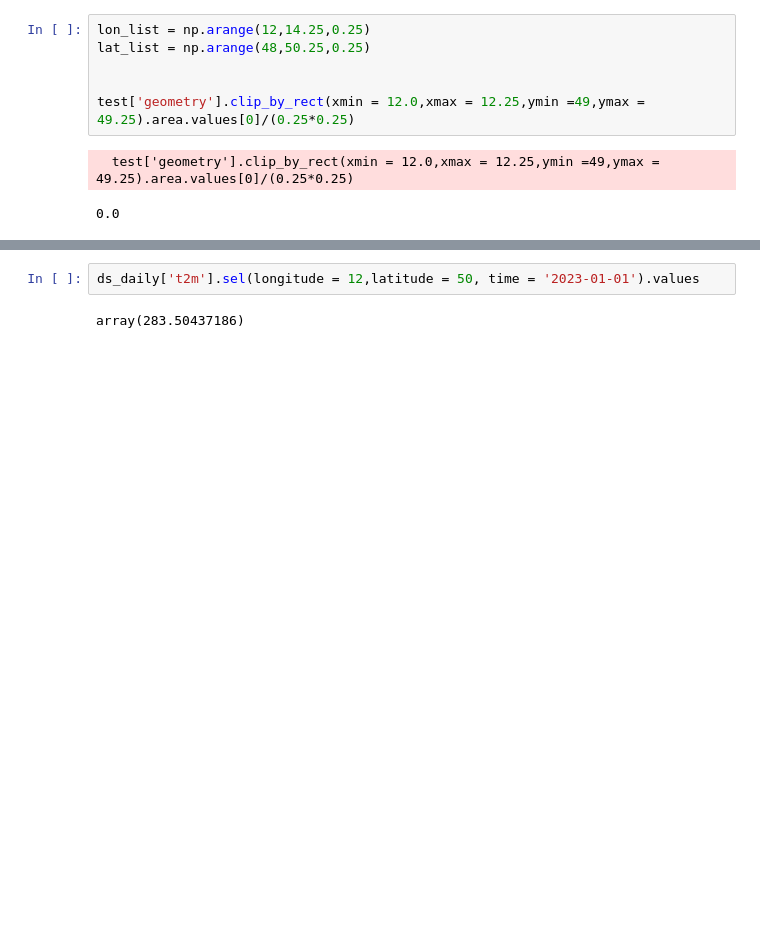
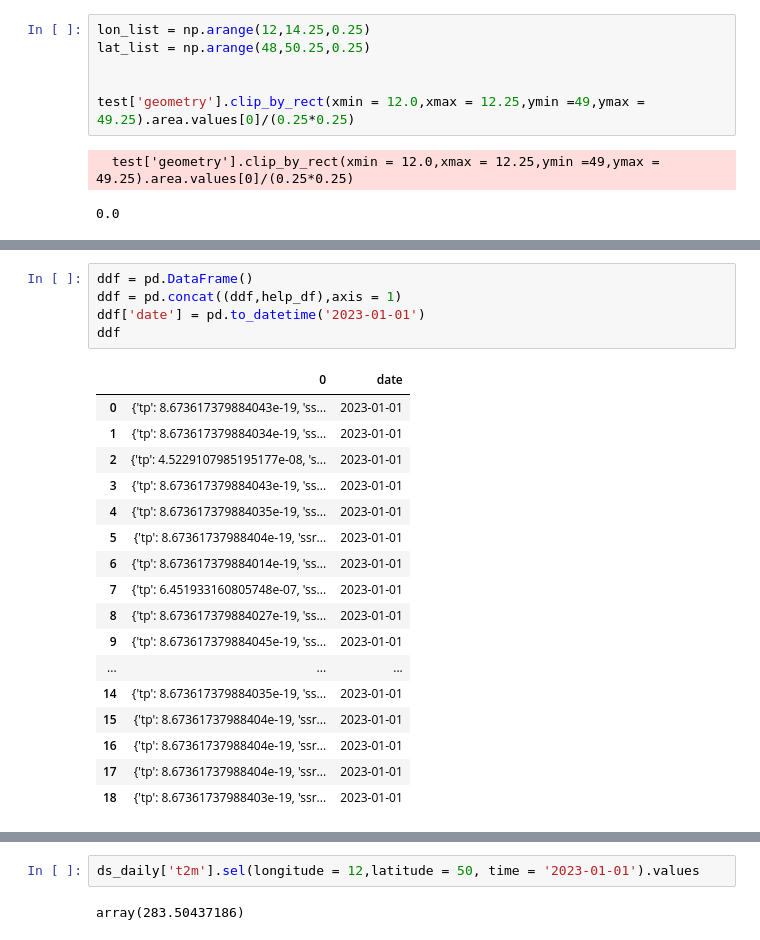
Before and after one commit to henrifnk/Seminar_ClimateNStatistics, a Jupyter notebook: work/07-hydroLSTM/notebooks/ERA5_testing.ipynb, the cells around one changed output, grey strips where cells are left out. Saved outputs shown, nothing was run; the diff lists cells and outputs as text; blank space fills up the shorter version.

```diff
--- a/work/07-hydroLSTM/notebooks/ERA5_testing.ipynb
+++ b/work/07-hydroLSTM/notebooks/ERA5_testing.ipynb
@@ -133,0 +166,23 @@ array([9.])
+# %%
+ddf = pd.DataFrame()
+ddf = pd.concat((ddf,help_df),axis = 1)
+ddf['date'] = pd.to_datetime('2023-01-01')
+ddf
+# %% [output]
+|  | 0 | date |
+| 0 | {'tp': 8.673617379884043e-19, 'ss... | 2023-01-01 |
+| 1 | {'tp': 8.673617379884034e-19, 'ss... | 2023-01-01 |
+| 2 | {'tp': 4.5229107985195177e-08, 's... | 2023-01-01 |
+| 3 | {'tp': 8.673617379884043e-19, 'ss... | 2023-01-01 |
+| 4 | {'tp': 8.673617379884035e-19, 'ss... | 2023-01-01 |
+| 5 | {'tp': 8.67361737988404e-19, 'ssr... | 2023-01-01 |
+| 6 | {'tp': 8.673617379884014e-19, 'ss... | 2023-01-01 |
+| 7 | {'tp': 6.451933160805748e-07, 'ss... | 2023-01-01 |
+| 8 | {'tp': 8.673617379884027e-19, 'ss... | 2023-01-01 |
+| 9 | {'tp': 8.673617379884045e-19, 'ss... | 2023-01-01 |
+| ... | ... | ... |
+| 14 | {'tp': 8.673617379884035e-19, 'ss... | 2023-01-01 |
+| 15 | {'tp': 8.67361737988404e-19, 'ssr... | 2023-01-01 |
+| 16 | {'tp': 8.67361737988404e-19, 'ssr... | 2023-01-01 |
+| 17 | {'tp': 8.67361737988404e-19, 'ssr... | 2023-01-01 |
+| 18 | {'tp': 8.67361737988403e-19, 'ssr... | 2023-01-01 |
```
Also changed, not shown: parts of 11 cells of this notebook, 1 other file.
